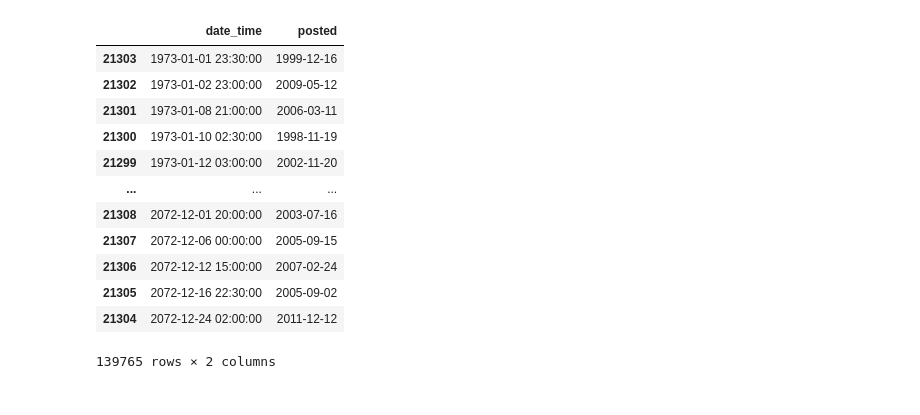
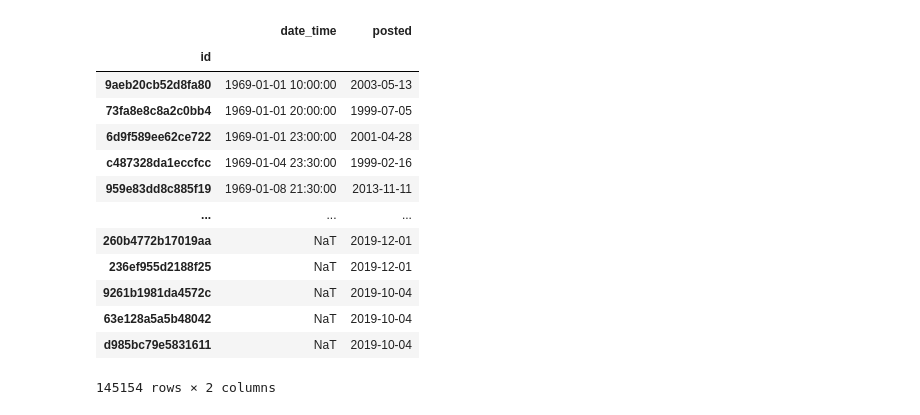
Before and after one commit to ndgigliotti/ufo-scrape, a Jupyter notebook: notebooks/explore.ipynb, the cells around one changed output. Drawn from its saved outputs; the diff is of its cells as text; code cells hidden in the pictures.

```diff
--- a/notebooks/explore.ipynb
+++ b/notebooks/explore.ipynb
@@ -1,7 +1,7 @@
 # %%
 import pandas as pd
 # %%
-df = pd.read_json("../downloads/nuforc/2023-07-28T01-19-46.json", lines=True)
+df = pd.read_json("../downloads/nuforc/2023-07-28T02-56-53.jsonl", lines=True).set_index("id")
 df
 # %% [output]
 |  | date_time | city | state | country | shape | duration | summary | posted | images | url | ... |
@@ -20,22 +32,26 @@ df
+# %%
+df.drop_duplicates(inplace=True)
 # %%
 date_cols = ["date_time", "posted"]
-df[date_cols] = df[date_cols].apply(pd.to_datetime)
+df["posted"] = pd.to_datetime(df["posted"])
+df["date_time"] = pd.to_datetime(df["date_time"], errors="coerce", format=r"%m/%d/%y %H:%M")
 df.sort_values("date_time", inplace=True)
 df[date_cols]
 # %% [output]
 |  | date_time | posted |
-| 21303 | 1973-01-01 23:30:00 | 1999-12-16 |
-| 21302 | 1973-01-02 23:00:00 | 2009-05-12 |
-| 21301 | 1973-01-08 21:00:00 | 2006-03-11 |
-| 21300 | 1973-01-10 02:30:00 | 1998-11-19 |
-| 21299 | 1973-01-12 03:00:00 | 2002-11-20 |
+| id |  |  |
+| 9aeb20cb52d8fa80 | 1969-01-01 10:00:00 | 2003-05-13 |
+| 73fa8e8c8a2c0bb4 | 1969-01-01 20:00:00 | 1999-07-05 |
+| 6d9f589ee62ce722 | 1969-01-01 23:00:00 | 2001-04-28 |
+| c487328da1eccfcc | 1969-01-04 23:30:00 | 1999-02-16 |
+| 959e83dd8c885f19 | 1969-01-08 21:30:00 | 2013-11-11 |
 | ... | ... | ... |
-| 21308 | 2072-12-01 20:00:00 | 2003-07-16 |
-| 21307 | 2072-12-06 00:00:00 | 2005-09-15 |
-| 21306 | 2072-12-12 15:00:00 | 2007-02-24 |
-| 21305 | 2072-12-16 22:30:00 | 2005-09-02 |
-| 21304 | 2072-12-24 02:00:00 | 2011-12-12 |
+| 260b4772b17019aa | NaT | 2019-12-01 |
+| 236ef955d2188f25 | NaT | 2019-12-01 |
+| 9261b1981da4572c | NaT | 2019-10-04 |
+| 63e128a5a5b48042 | NaT | 2019-10-04 |
+| d985bc79e5831611 | NaT | 2019-10-04 |
-139765 rows × 2 columns
+145154 rows × 2 columns
 # %%
 df.loc[df.images == "Yes"]
 # %% [output]
```
Also changed, not shown: parts of 3 cells of this notebook, 10 other files.
